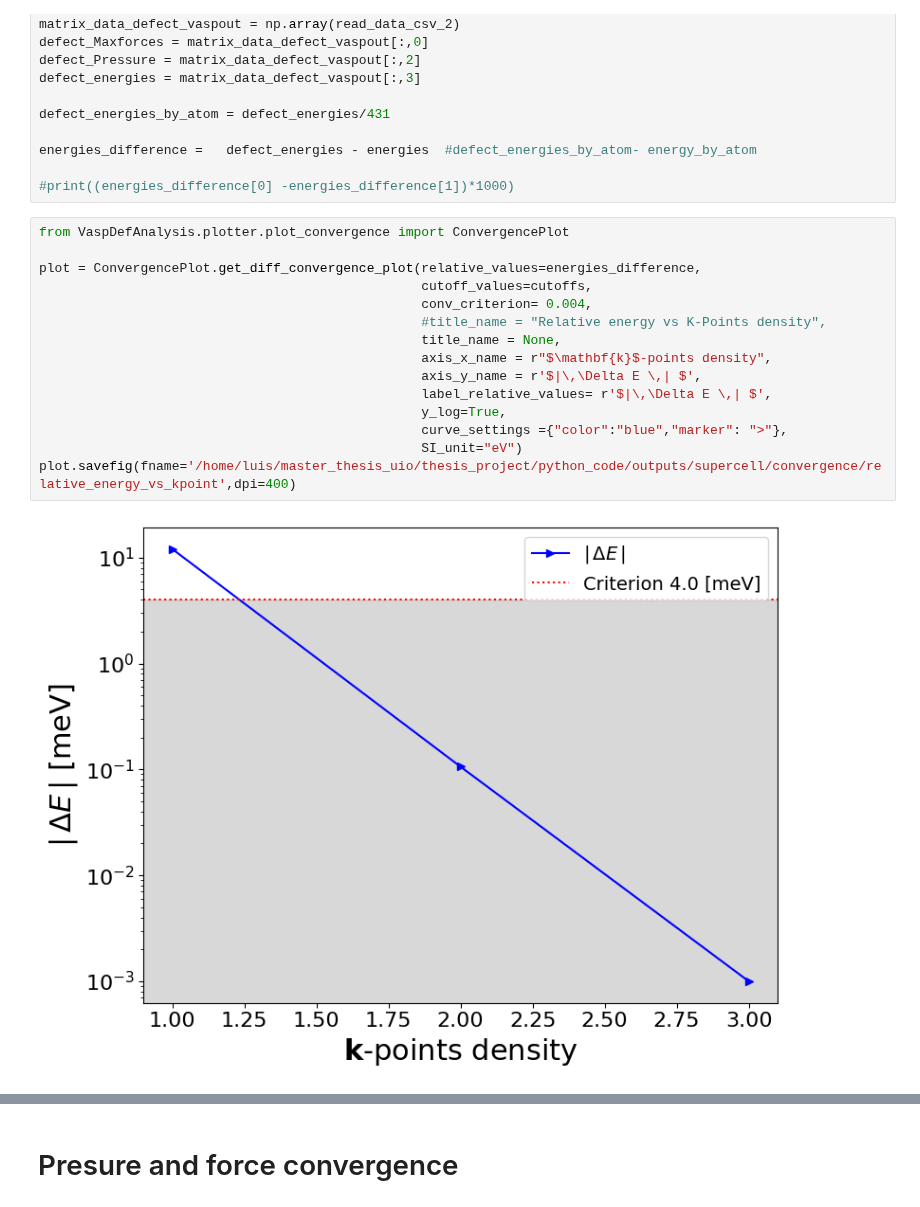
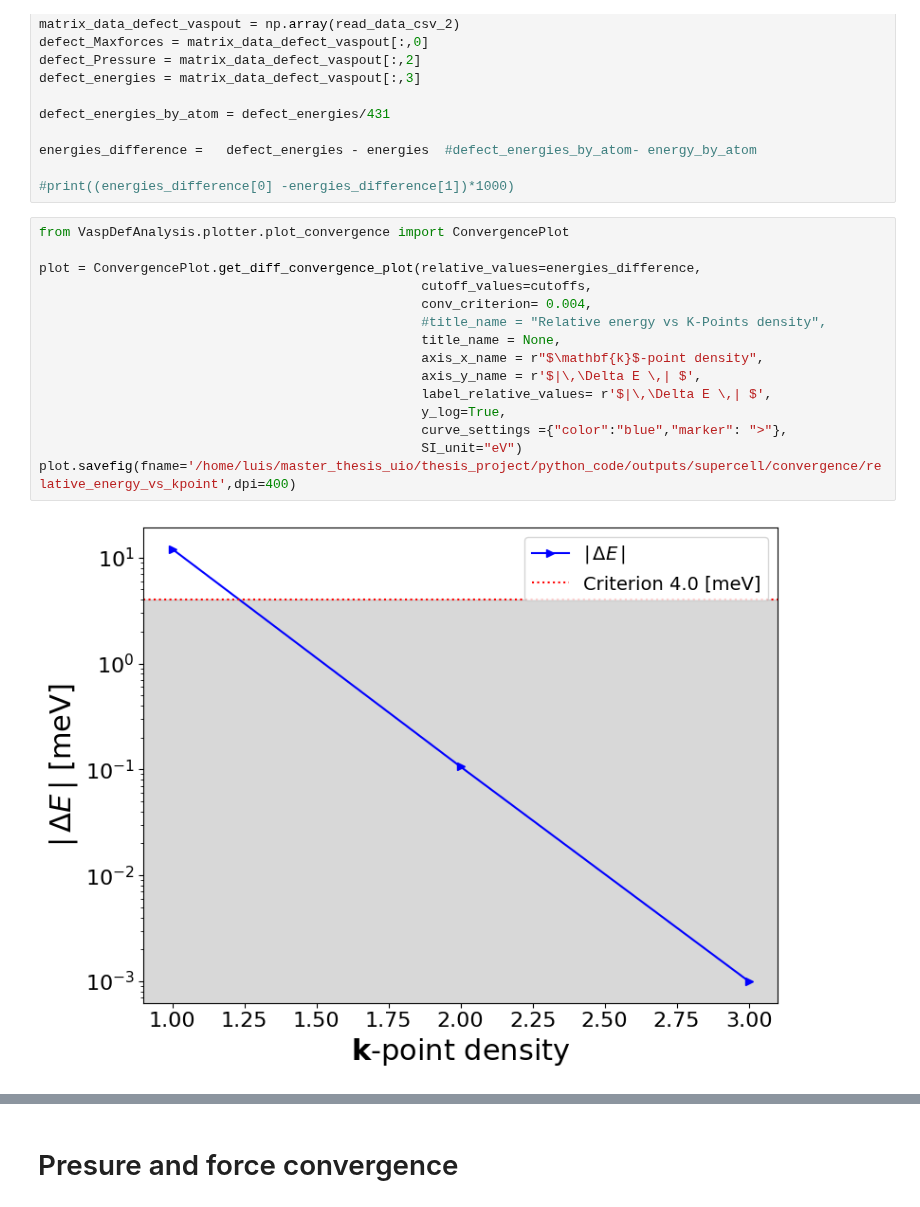
Before and after one commit to Luisrj14/VaspDefAnalysis, a Jupyter notebook: notebook/covergence_supercell.ipynb, the cells around one changed output, grey strips where cells are left out. Cells and saved outputs as stored; diff of their text form.

```diff
--- a/notebook/covergence_supercell.ipynb
+++ b/notebook/covergence_supercell.ipynb
@@ -231,20 +231,20 @@ energies_difference =   defect_energies - energies  #defect_energies_by_atom- en
 # %%
 from VaspDefAnalysis.plotter.plot_convergence import ConvergencePlot
 
 plot = ConvergencePlot.get_diff_convergence_plot(relative_values=energies_difference,
                                                  cutoff_values=cutoffs,
                                                  conv_criterion= 0.004,
                                                  #title_name = "Relative energy vs K-Points density",
                                                  title_name = None,
-                                                 axis_x_name = r"$\mathbf{k}$-points density",
+                                                 axis_x_name = r"$\mathbf{k}$-point density",
                                                  axis_y_name = r'$|\,\Delta E \,| $',
                                                  label_relative_values= r'$|\,\Delta E \,| $',
                                                  y_log=True,
                                                  curve_settings ={"color":"blue","marker": ">"},
                                                  SI_unit="eV")
 plot.savefig(fname='/home/luis/master_thesis_uio/thesis_project/python_code/outputs/supercell/convergence/relative_energy_vs_kpoint',dpi=400)
 # %% [output]
-[figure, old version]
+[figure, new version]
 # %%
 from VaspDefAnalysis.plotter.plot_convergence import ConvergencePlot
 
```
Also changed, not shown: parts of 3 cells of this notebook, 5 other files.
